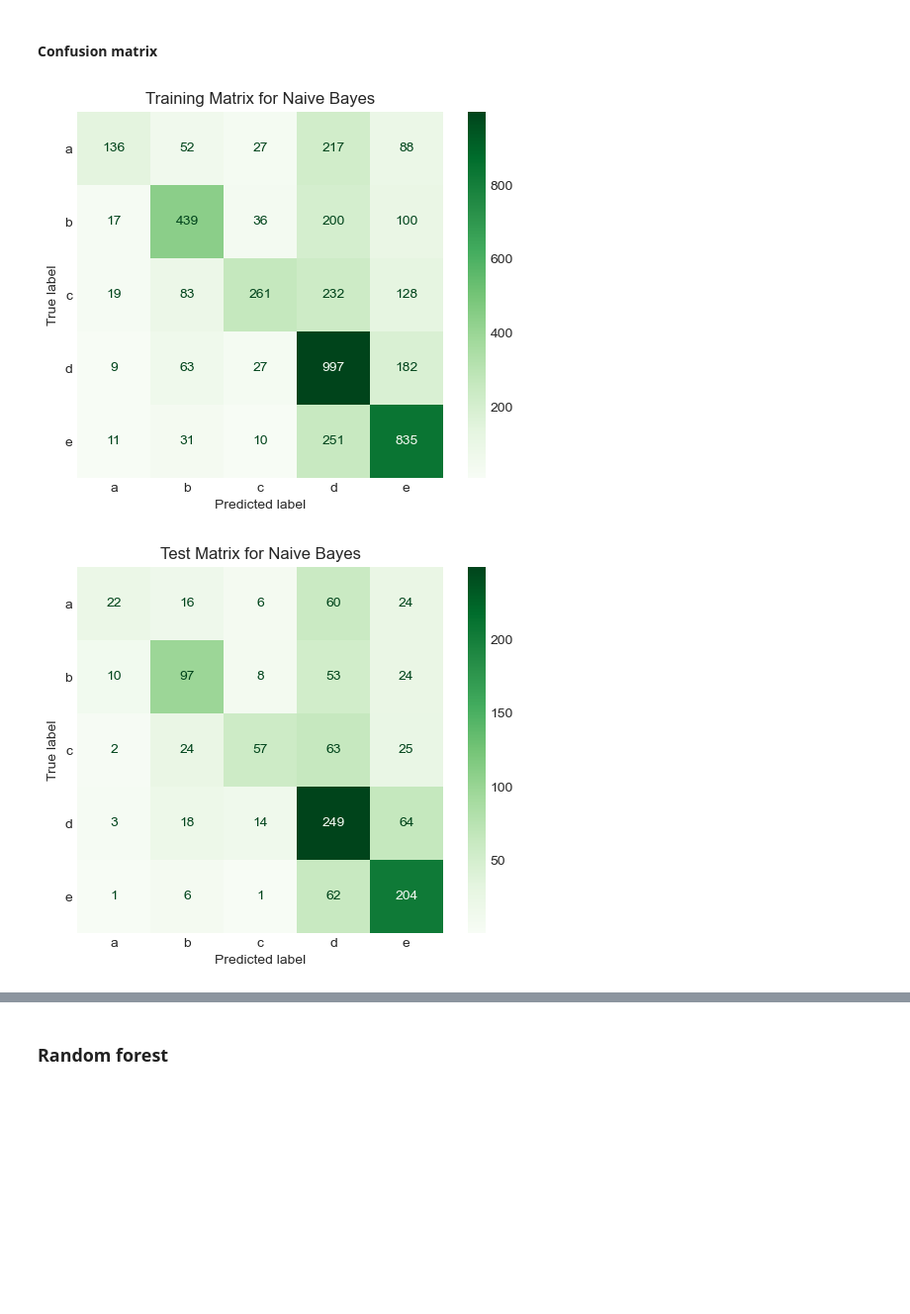
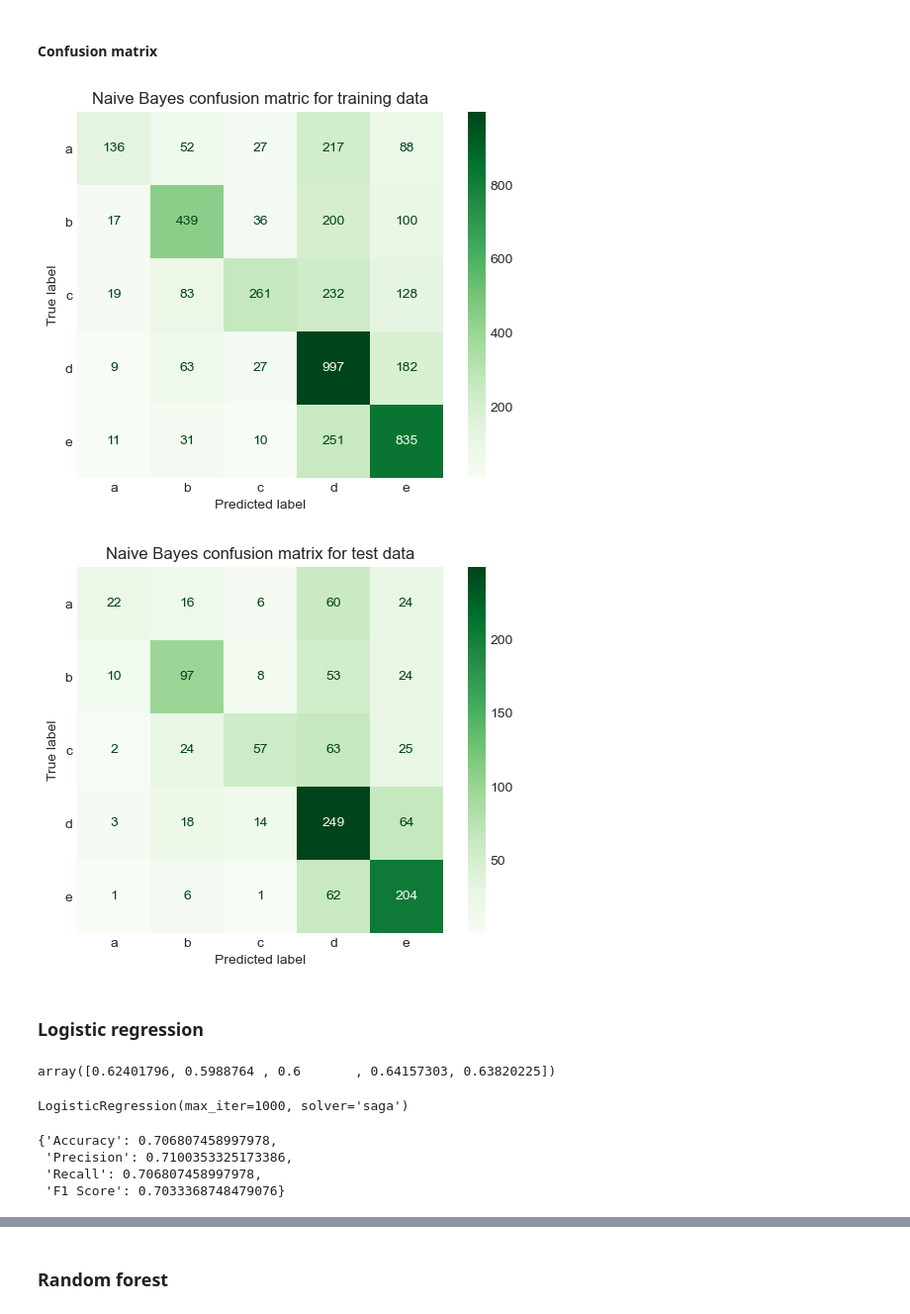
Before and after one commit to Thibroll/arcom, a Jupyter notebook: 2b_off_arcom_db_nutriscore_lime.ipynb, the cells around one changed output, grey strips where cells are left out. Shown at 99% size. Saved outputs shown, nothing was run; the diff lists cells and outputs as text; code cells hidden in the pictures; blank space fills up the shorter version.

```diff
--- a/2b_off_arcom_db_nutriscore_lime.ipynb
+++ b/2b_off_arcom_db_nutriscore_lime.ipynb
@@ -349,14 +348,33 @@ get_scores(bayes_model, X_test_vectorized, y_test)
 # %%
 ConfusionMatrixDisplay.from_estimator(bayes_model, X_train_vectorized, y_train, display_labels=label.classes_, cmap="Greens")
 plt.grid(False)
-plt.title('Training Matrix for Naive Bayes')
+plt.title('Naive Bayes confusion matric for training data')
 plt.show()
 # %% [output]
-[figure, old version]
+[figure, new version]
 # %%
 ConfusionMatrixDisplay.from_estimator(bayes_model, X_test_vectorized, y_test, display_labels=label.classes_, cmap="Greens")
 plt.grid(False)
-plt.title('Test Matrix for Naive Bayes')
+plt.title('Naive Bayes confusion matrix for test data')
 plt.show()
 # %% [output]
-[figure, old version]
+[figure, new version]
+# %% [markdown]
+### Logistic regression
+# %%
+lr_model = LogisticRegression(solver='saga', max_iter=1000)
+lr_cv = cross_val_score(lr_model, X_train_vectorized, y_train)
+lr_cv
+# %% [output]
+array([0.62401796, 0.5988764 , 0.6       , 0.64157303, 0.63820225])
+# %%
+lr_model.fit(X_train_vectorized, y_train)
+# %% [output]
+LogisticRegression(max_iter=1000, solver='saga')
+# %%
+get_scores(lr_model, X_train_vectorized, y_train)
+# %% [output]
+{'Accuracy': 0.706807458997978,
+ 'Precision': 0.7100353325173386,
+ 'Recall': 0.706807458997978,
+ 'F1 Score': 0.7033368748479076}
```
Also changed, not shown: parts of 14 cells of this notebook, 2 other files.
